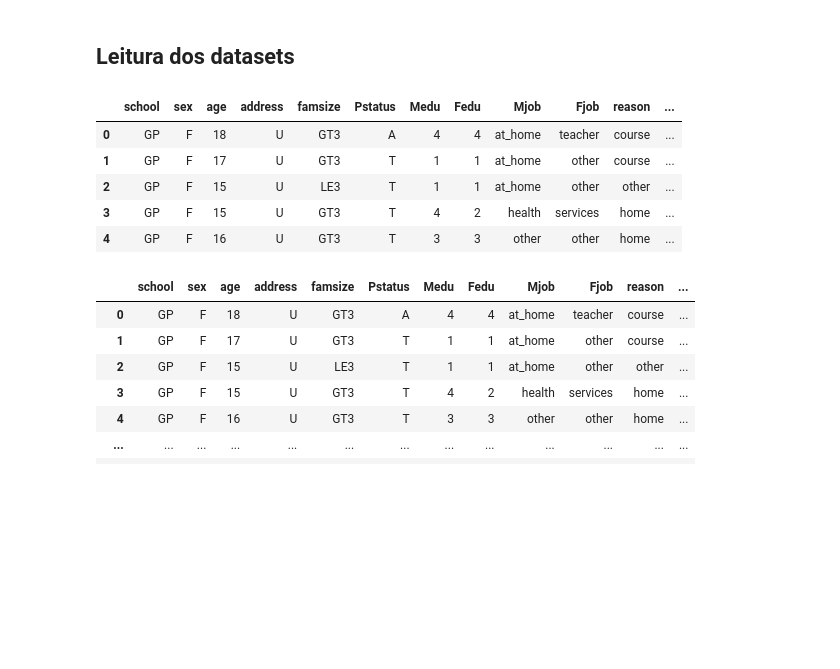
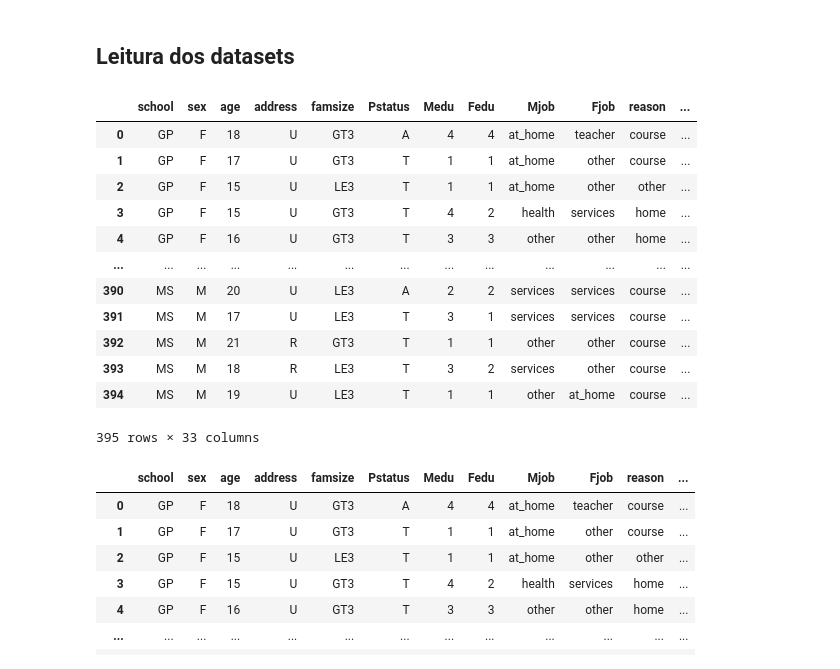
Before and after one commit to shl0mo/DataAnalysis_Students-Pandas, a Jupyter notebook: Estudantes.ipynb, the cells around one changed output. Saved outputs shown, nothing was run; the diff lists cells and outputs as text; code cells hidden in the pictures; blank space fills up the shorter version.

```diff
--- a/Estudantes.ipynb
+++ b/Estudantes.ipynb
@@ -8,14 +8,21 @@ import matplotlib.pyplot as plt;
 ## Leitura dos datasets
 # %%
 df_mat = pd.read_csv('student-mat.csv', sep = ';');
-df_mat.head()
+df_mat
 # %% [output]
 |  | school | sex | age | address | famsize | Pstatus | Medu | Fedu | Mjob | Fjob | reason | ... |
 | 0 | GP | F | 18 | U | GT3 | A | 4 | 4 | at_home | teacher | course | ... |
 | 1 | GP | F | 17 | U | GT3 | T | 1 | 1 | at_home | other | course | ... |
 | 2 | GP | F | 15 | U | LE3 | T | 1 | 1 | at_home | other | other | ... |
 | 3 | GP | F | 15 | U | GT3 | T | 4 | 2 | health | services | home | ... |
 | 4 | GP | F | 16 | U | GT3 | T | 3 | 3 | other | other | home | ... |
+| ... | ... | ... | ... | ... | ... | ... | ... | ... | ... | ... | ... | ... |
+| 390 | MS | M | 20 | U | LE3 | A | 2 | 2 | services | services | course | ... |
+| 391 | MS | M | 17 | U | LE3 | T | 3 | 1 | services | services | course | ... |
+| 392 | MS | M | 21 | R | GT3 | T | 1 | 1 | other | other | course | ... |
+| 393 | MS | M | 18 | R | LE3 | T | 3 | 2 | services | other | course | ... |
+| 394 | MS | M | 19 | U | LE3 | T | 1 | 1 | other | at_home | course | ... |
+395 rows × 33 columns
 # %%
 df_por = pd.read_csv('student-por.csv', sep = ';');
 df_por
```
Also changed, not shown: parts of 17 cells of this notebook.
